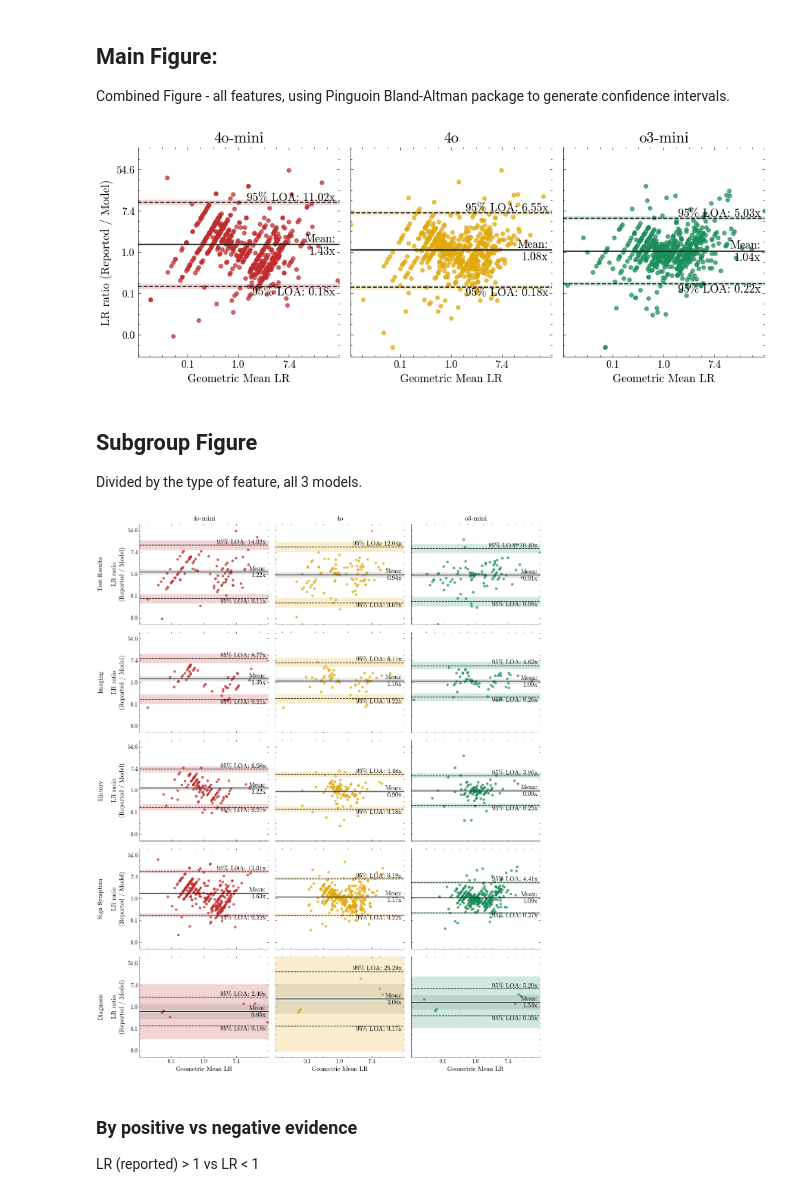
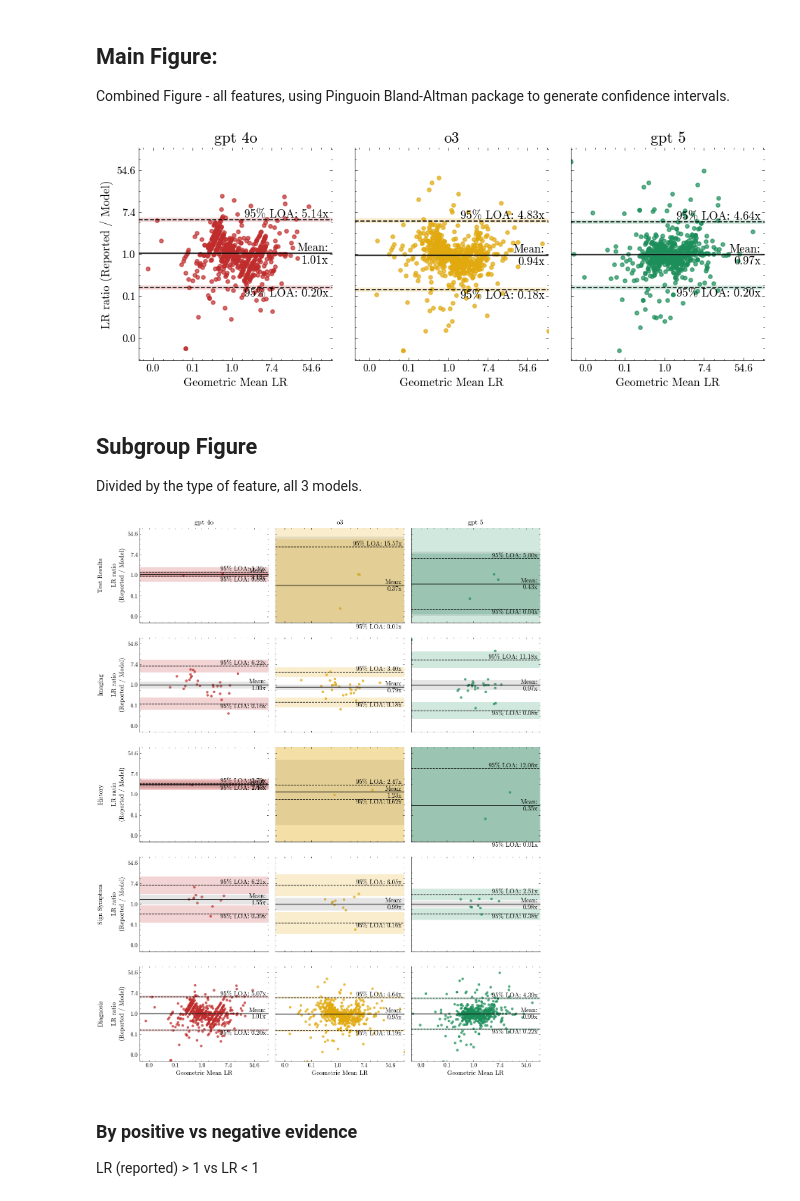
Before and after one commit to reblocke/llm_estimate_lrs, a Jupyter notebook: data_analysis.ipynb, the cells around one changed output. Drawn from its saved outputs; the diff is of its cells as text; code cells hidden in the pictures.

```diff
--- a/data_analysis.ipynb
+++ b/data_analysis.ipynb
@@ -13,8 +13,9 @@ from matplotlib.ticker import FuncFormatter
 from matplotlib.transforms import blended_transform_factory
 
 #file_path = '/Users/reblocke/Research/llm_estimate_lrs/Past Runs/Copy of NNT_LRs_PC_03.16.2025.xlsx'
-file_path = '/Users/blocke/Box Sync/Residency Personal Files/Scholarly Work/Locke Research Projects/llm_estimate_lrs/Past Runs/NNT_LRs_PC_04.18.2025.xlsx'
-use_columns = ['lr_reported', 'lr_gpt-4o-mini-2024-07-18', 'lr_gpt-4o-2024-08-06', 'lr_o3-mini-2025-01-31', 'Feature Type']
+#file_path = '/Users/blocke/Box Sync/Residency Personal Files/Scholarly Work/Locke Research Projects/llm_estimate_lrs/Past Runs/NNT_LRs_PC_04.18.2025.xlsx'
+file_path = '/Users/blocke/Box Sync/Residency Personal Files/Scholarly Work/Locke Research Projects/llm_estimate_lrs/new_NNT_LRs_08-23-2025.xlsx'
+use_columns = ['lr_reported', 'lr_gpt-4o-2024-11-20', 'lr_o3-2025-04-16', 'lr_gpt-5', 'Feature Type']
 df = pd.read_excel(file_path, sheet_name='Master', usecols=use_columns)
 
 print(df.head())
@@ -35,7 +29,2 @@ print(df.head())
 # %% [markdown]
 First, ensure that there are no missing values - then create log transformed versions of each LR (aka "Weights of Evidence")
-# %%
-cols_to_log = ['lr_reported', 'lr_gpt-4o-mini-2024-07-18', 'lr_gpt-4o-2024-08-06', 'lr_o3-mini-2025-01-31']
-df[cols_to_log].le(0).any()
-for col in cols_to_log:
-    df[f'ln_{col}'] = np.log(df[col])
@@ -237,9 +258,9 @@ fmt = FuncFormatter(exp_fmt)
 
 # ── panel specification ──────────────────────────────────────────────
 panels = [
-    ("4o-mini", df["ln_lr_gpt-4o-mini-2024-07-18"], "#c02c2c"),  # red
-    ("4o",      df["ln_lr_gpt-4o-2024-08-06"],      "#e1a90d"),  # amber
-    ("o3-mini", df["ln_lr_o3-mini-2025-01-31"],     "#1b8e5a"),  # emerald
+    ("gpt 4o", df["ln_lr_gpt-4o-2024-11-20"], "#c02c2c"),  # red
+    ("o3",      df["ln_lr_o3-2025-04-16"],      "#e1a90d"),  # amber
+    ("gpt 5", df["ln_lr_gpt-5"],     "#1b8e5a"),  # emerald
 ]
 ln_ref = df["ln_lr_reported"]
 
@@ -303,7 +324,7 @@ fig.tight_layout()
 fig.savefig("bland_altman_3panel_pingouin.pdf",
             format="pdf", bbox_inches="tight")
 # %% [output]
-[figure, old version]
+[figure, new version]
 # %% [markdown]
 ## Subgroup Figure
 
@@ -326,9 +347,9 @@ fmt = FuncFormatter(exp_fmt)
 
 # ── model columns & colours (3 columns) ────────────────────────────
 MODELS = [
-    ("4o-mini", df["ln_lr_gpt-4o-mini-2024-07-18"], "#c02c2c"),  # red
-    ("4o",      df["ln_lr_gpt-4o-2024-08-06"],      "#e1a90d"),  # amber
-    ("o3-mini", df["ln_lr_o3-mini-2025-01-31"],     "#1b8e5a"),  # emerald
+    ("gpt 4o", df["ln_lr_gpt-4o-2024-11-20"], "#c02c2c"),  # red
+    ("o3",      df["ln_lr_o3-2025-04-16"],      "#e1a90d"),  # amber
+    ("gpt 5", df["ln_lr_gpt-5"],     "#1b8e5a"),  # emerald
 ]
 
 # ── feature‑type rows (5 rows) ─────────────────────────────────────
@@ -392,34 +413,34 @@ for r, row in enumerate(ROWS):
                 transform=trans, ha="right", va="center", fontsize=12)
         ax.text(0.98, up, f"95% LOA: {np.exp(up):.2f}x",
                 transform=trans, ha="right", va="bottom", fontsize=12)
         ax.text(0.98, lo, f"95% LOA: {np.exp(lo):.2f}x",
                 transform=trans, ha="right", va="top", fontsize=12)
 
         # ── axes & ticks ─────────────────────────────────────────
         ax.set_xlim(xlim); ax.set_ylim(ylim)
         ax.xaxis.set_major_formatter(fmt)
         ax.yaxis.set_major_formatter(fmt)
 
         # column headers & row labels
         if r == 0:
             ax.set_title(model_name, fontsize=13, pad=6)
         if c == 0:
             ax.set_ylabel(f"{row_title}\n\nLR ratio\n(Reported / Model)",
                 fontsize=12
             )
 
         if r == len(ROWS) - 1:
             ax.set_xlabel("Geometric Mean LR", fontsize=12)
 
 # keep outer tick labels only
 for ax in axes.flat:
     ax.label_outer()
 
 fig.tight_layout(h_pad=1.3, w_pad=1.2)
 fig.savefig("bland_altman_5x3_grid_pingouin.pdf",
             format="pdf", bbox_inches="tight")
 # %% [output]
-[figure, old version]
+[figure, new version]
 # %% [markdown]
 ### By positive vs negative evidence
 
```
Also changed, not shown: parts of 14 cells of this notebook, 14 other files.
